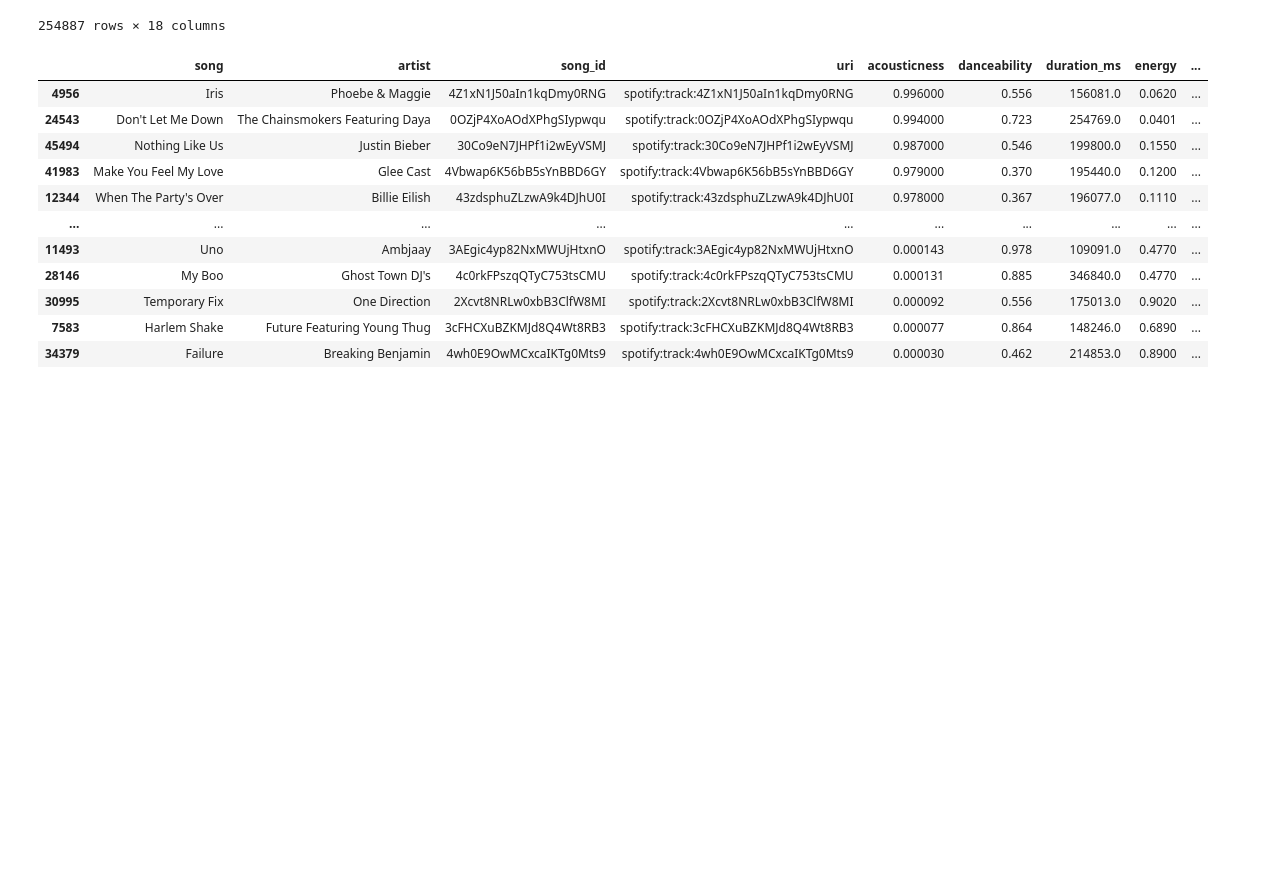
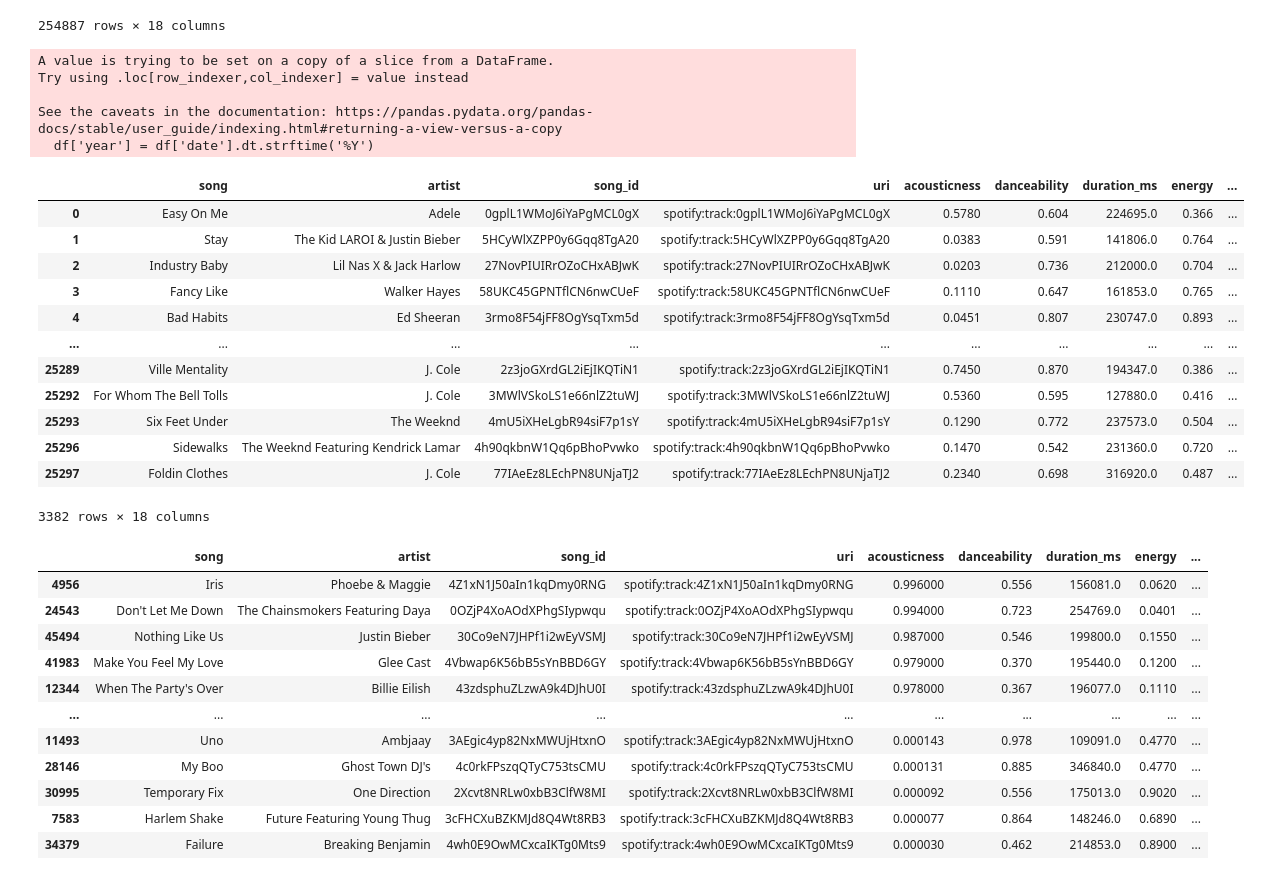
Before and after one commit to kohtaasa/music-and-economy, a Jupyter notebook: audio_features.ipynb, the cells around one changed output. Cells and saved outputs as stored; diff of their text form; code cells hidden in the pictures; blank space fills up the shorter version.

```diff
--- a/audio_features.ipynb
+++ b/audio_features.ipynb
@@ -60,8 +54,31 @@ df
 | 254886 | 1973-01-06 | Slow Motion (Part 1) | Johnny Williams | 6EdVvkxAYAgT3DXW8Op4ZH | spotify:track:6EdVvkxAYAgT3DXW8Op4ZH | 0.0874 | 0.597 | 177827.0 | 0.744 | ... |
 254887 rows × 18 columns
 # %%
-df = df[df['date'] >= '2013-01-01']
+df['date'] = pd.to_datetime(df['date'])
+# df = df[df['date'] >= '1975-01-01']
+df = df[df['date'] >= '2017-01-01']
+df['year'] = df['date'].dt.strftime('%Y')
 df = df.drop('date', axis=1).drop_duplicates()
+df
+# %% [output]
+A value is trying to be set on a copy of a slice from a DataFrame.
+Try using .loc[row_indexer,col_indexer] = value instead
+
+See the caveats in the documentation: https://pandas.pydata.org/pandas-docs/stable/user_guide/indexing.html#returning-a-view-versus-a-copy
+  df['year'] = df['date'].dt.strftime('%Y')
+|  | song | artist | song_id | uri | acousticness | danceability | duration_ms | energy | ... |
+| 0 | Easy On Me | Adele | 0gplL1WMoJ6iYaPgMCL0gX | spotify:track:0gplL1WMoJ6iYaPgMCL0gX | 0.5780 | 0.604 | 224695.0 | 0.366 | ... |
+| 1 | Stay | The Kid LAROI & Justin Bieber | 5HCyWlXZPP0y6Gqq8TgA20 | spotify:track:5HCyWlXZPP0y6Gqq8TgA20 | 0.0383 | 0.591 | 141806.0 | 0.764 | ... |
+| 2 | Industry Baby | Lil Nas X & Jack Harlow | 27NovPIUIRrOZoCHxABJwK | spotify:track:27NovPIUIRrOZoCHxABJwK | 0.0203 | 0.736 | 212000.0 | 0.704 | ... |
+| 3 | Fancy Like | Walker Hayes | 58UKC45GPNTflCN6nwCUeF | spotify:track:58UKC45GPNTflCN6nwCUeF | 0.1110 | 0.647 | 161853.0 | 0.765 | ... |
+| 4 | Bad Habits | Ed Sheeran | 3rmo8F54jFF8OgYsqTxm5d | spotify:track:3rmo8F54jFF8OgYsqTxm5d | 0.0451 | 0.807 | 230747.0 | 0.893 | ... |
+| ... | ... | ... | ... | ... | ... | ... | ... | ... | ... |
+| 25289 | Ville Mentality | J. Cole | 2z3joGXrdGL2iEjIKQTiN1 | spotify:track:2z3joGXrdGL2iEjIKQTiN1 | 0.7450 | 0.870 | 194347.0 | 0.386 | ... |
+| 25292 | For Whom The Bell Tolls | J. Cole | 3MWlVSkoLS1e66nlZ2tuWJ | spotify:track:3MWlVSkoLS1e66nlZ2tuWJ | 0.5360 | 0.595 | 127880.0 | 0.416 | ... |
+| 25293 | Six Feet Under | The Weeknd | 4mU5iXHeLgbR94siF7p1sY | spotify:track:4mU5iXHeLgbR94siF7p1sY | 0.1290 | 0.772 | 237573.0 | 0.504 | ... |
+| 25296 | Sidewalks | The Weeknd Featuring Kendrick Lamar | 4h90qkbnW1Qq6pBhoPvwko | spotify:track:4h90qkbnW1Qq6pBhoPvwko | 0.1470 | 0.542 | 231360.0 | 0.720 | ... |
+| 25297 | Foldin Clothes | J. Cole | 77IAeEz8LEchPN8UNjaTJ2 | spotify:track:77IAeEz8LEchPN8UNjaTJ2 | 0.2340 | 0.698 | 316920.0 | 0.487 | ... |
+3382 rows × 18 columns
 # %%
 df.sort_values(by='acousticness', ascending=False)
 # %% [output]
```
Also changed, not shown: parts of 5 cells of this notebook, 3 other files.
